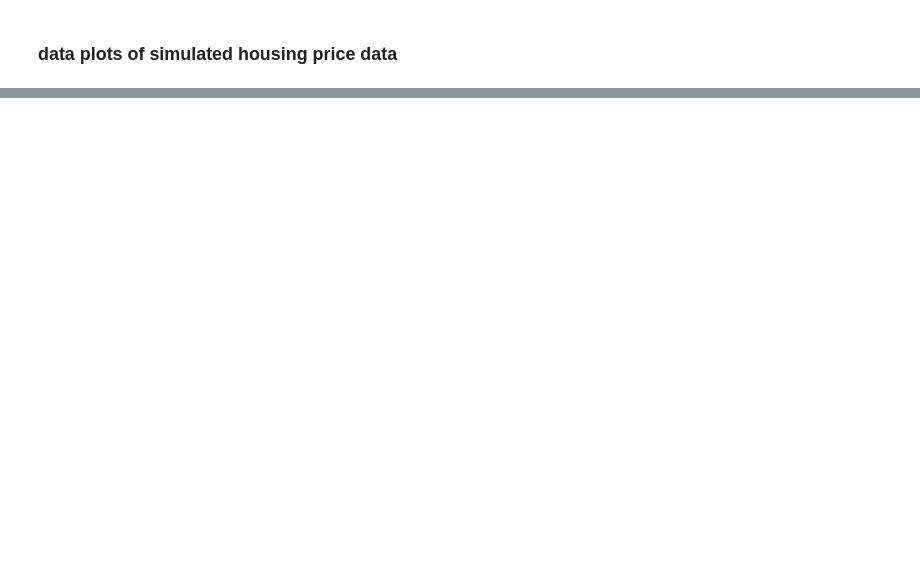
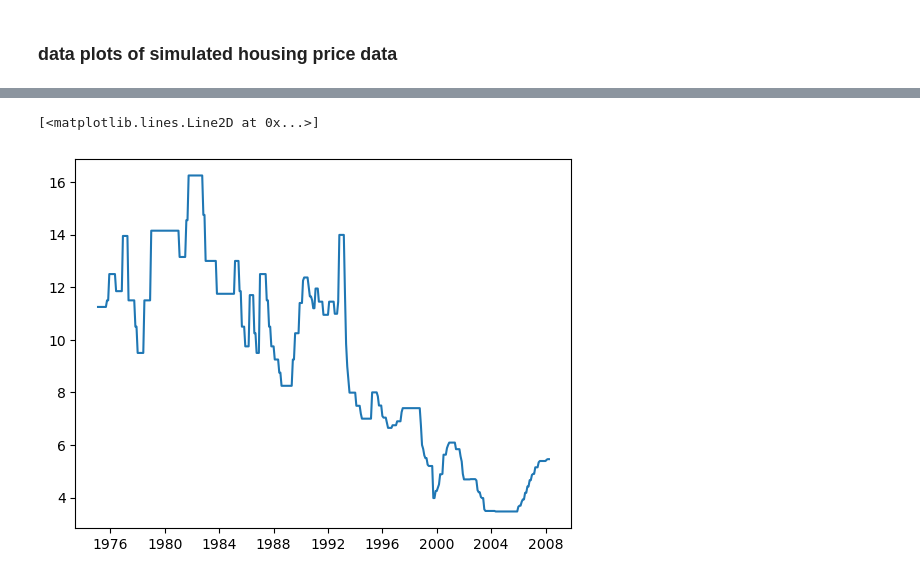
Before and after one commit to shanekeenan/prog_data_analysis, a Jupyter notebook: project1/project1.ipynb, the cells around one changed output, grey strips where cells are left out. Drawn from its saved outputs; the diff is of its cells as text; code cells hidden in the pictures; blank space fills up the shorter version.

```diff
--- a/project1/project1.ipynb
+++ b/project1/project1.ipynb
@@ -227,3 +228,4 @@ Name: Year/Month, Length: 399, dtype: datetime64[ns]
 # %%
-
+# drop the date column and concatate the two dataframes
 real_intra_ = real_intra.drop(real_intra.columns[0], axis =1)
+data_wreal = pd.concat([real_intra_, data], axis = 1)
@@ -247,0 +264,5 @@ result
+# %%
+plt.plot(data_wreal['Year/Month'], data_wreal['r_intra'] ) #check this works OK
+# %% [output]
+[<matplotlib.lines.Line2D at 0x...>]
+[figure, added]
```
Also changed, not shown: parts of 19 cells of this notebook, 2 other files.
